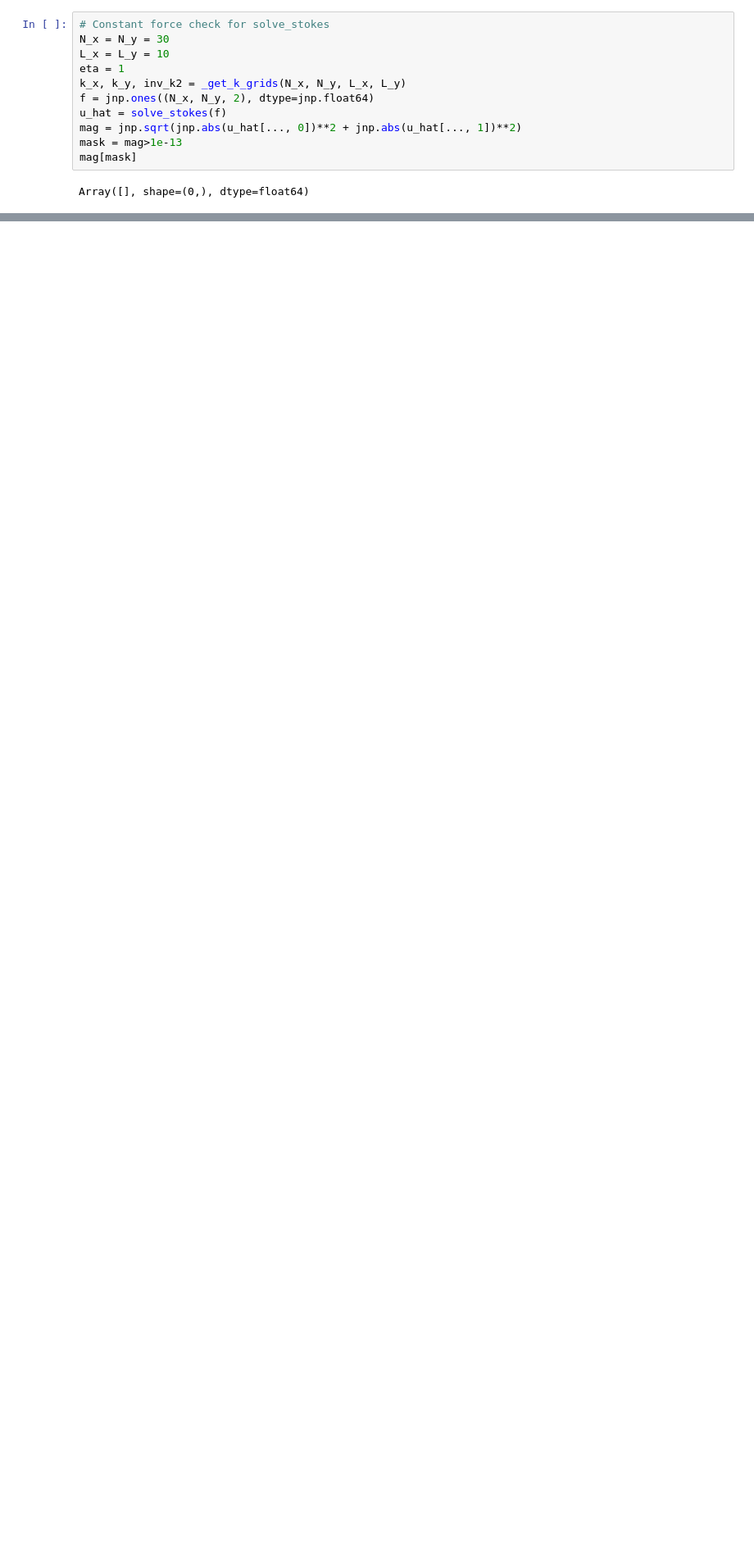
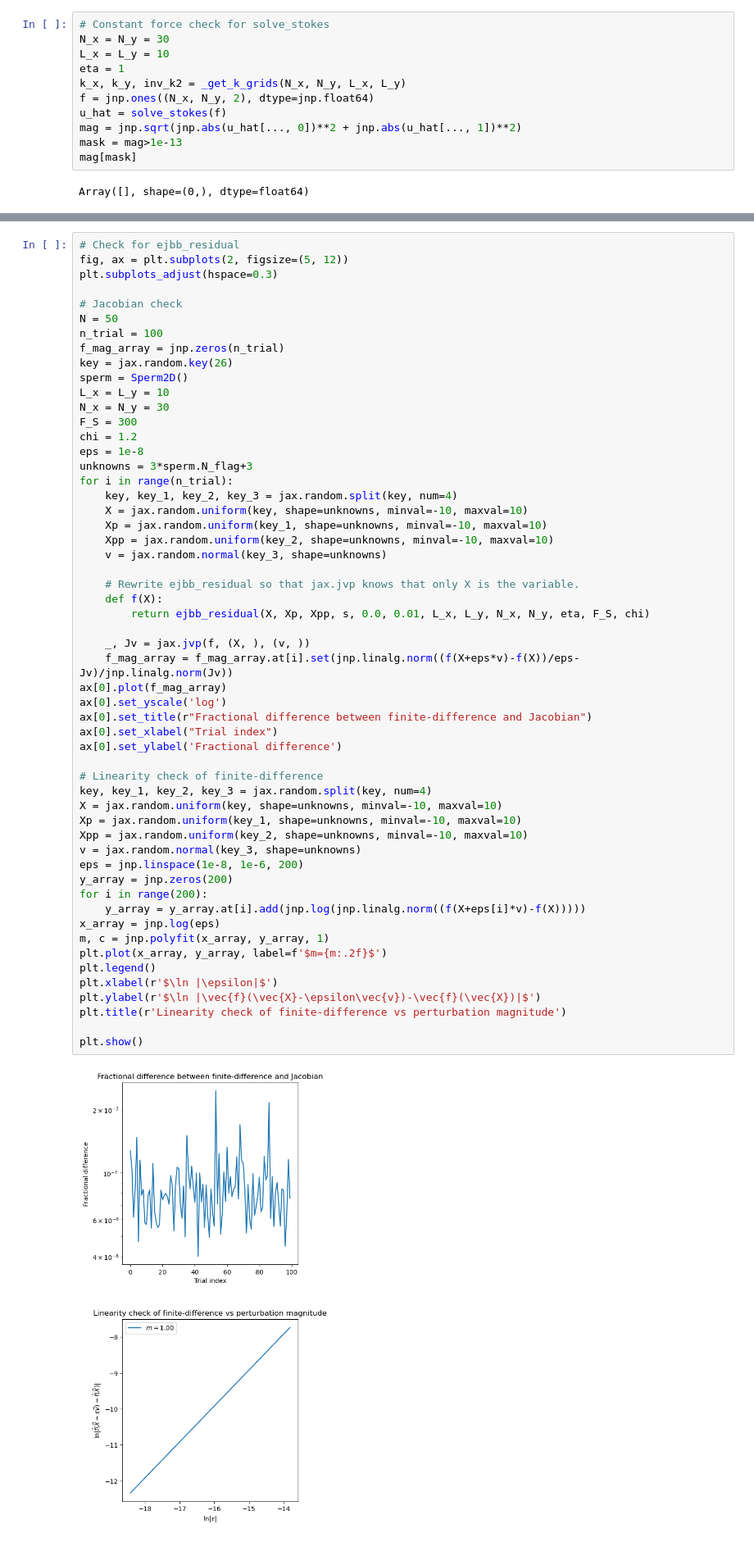
Before and after one commit to lyuanz/sperm_test, a Jupyter notebook: testing_jax.ipynb, the cells around one changed output, grey strips where cells are left out. Shown at 82% size. Saved outputs shown, nothing was run; the diff lists cells and outputs as text; blank space fills up the shorter version.

Commit message:
completed testing of ejbb_residual

```diff
--- a/testing_jax.ipynb
+++ b/testing_jax.ipynb
@@ -2255,0 +2201,57 @@ residual norm: 3.4924253458436294e-14
+# %%
+# Check for ejbb_residual
+fig, ax = plt.subplots(2, figsize=(5, 12))
+plt.subplots_adjust(hspace=0.3)
+
+# Jacobian check
+N = 50
+n_trial = 100
+f_mag_array = jnp.zeros(n_trial)
+key = jax.random.key(26)
+sperm = Sperm2D()
+L_x = L_y = 10
+N_x = N_y = 30
+F_S = 300
+chi = 1.2
+eps = 1e-8
+unknowns = 3*sperm.N_flag+3
+for i in range(n_trial):
+    key, key_1, key_2, key_3 = jax.random.split(key, num=4)
+    X = jax.random.uniform(key, shape=unknowns, minval=-10, maxval=10)
+    Xp = jax.random.uniform(key_1, shape=unknowns, minval=-10, maxval=10)
+    Xpp = jax.random.uniform(key_2, shape=unknowns, minval=-10, maxval=10)
+    v = jax.random.normal(key_3, shape=unknowns)
+
+    # Rewrite ejbb_residual so that jax.jvp knows that only X is the variable.
+    def f(X):
+        return ejbb_residual(X, Xp, Xpp, s, 0.0, 0.01, L_x, L_y, N_x, N_y, eta, F_S, chi)
+
+    _, Jv = jax.jvp(f, (X, ), (v, ))
+    f_mag_array = f_mag_array.at[i].set(jnp.linalg.norm((f(X+eps*v)-f(X))/eps-Jv)/jnp.linalg.norm(Jv))
+ax[0].plot(f_mag_array)
+ax[0].set_yscale('log')
+ax[0].set_title(r"Fractional difference between finite-difference and Jacobian")
+ax[0].set_xlabel("Trial index")
+ax[0].set_ylabel('Fractional difference')
+
+# Linearity check of finite-difference
+key, key_1, key_2, key_3 = jax.random.split(key, num=4)
+X = jax.random.uniform(key, shape=unknowns, minval=-10, maxval=10)
+Xp = jax.random.uniform(key_1, shape=unknowns, minval=-10, maxval=10)
+Xpp = jax.random.uniform(key_2, shape=unknowns, minval=-10, maxval=10)
+v = jax.random.normal(key_3, shape=unknowns)
+eps = jnp.linspace(1e-8, 1e-6, 200)
+y_array = jnp.zeros(200)
+for i in range(200):
+    y_array = y_array.at[i].add(jnp.log(jnp.linalg.norm((f(X+eps[i]*v)-f(X)))))
+x_array = jnp.log(eps)
+m, c = jnp.polyfit(x_array, y_array, 1)
+plt.plot(x_array, y_array, label=f'$m={m:.2f}$')
+plt.legend()
+plt.xlabel(r'$\ln |\epsilon|$')
+plt.ylabel(r'$\ln |\vec{f}(\vec{X}-\epsilon\vec{v})-\vec{f}(\vec{X})|$')
+plt.title(r'Linearity check of finite-difference vs perturbation magnitude')
+
+plt.show()
+# %% [output]
+[figure, added]
```
Also changed, not shown: parts of 3 cells of this notebook, 5 other files.
